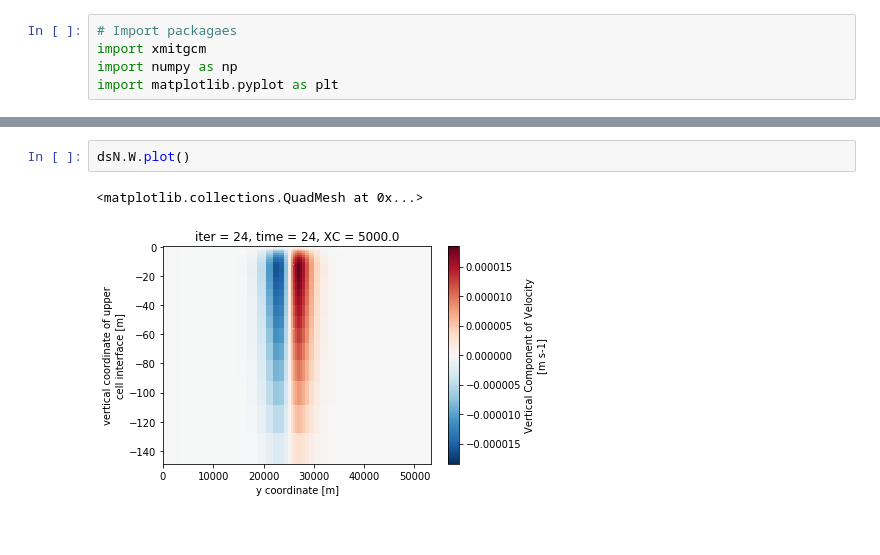
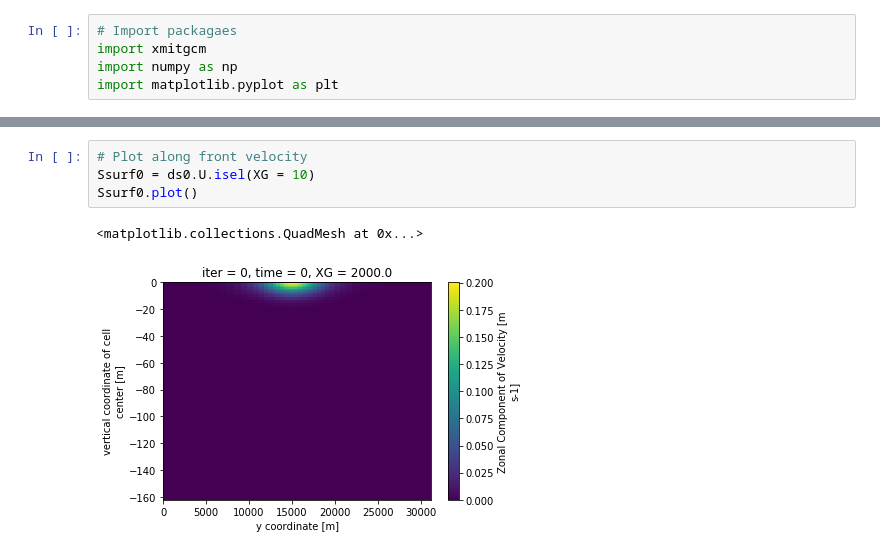
Before and after one commit to liqun1981/front_SODA_lowres, a Jupyter notebook: notebooks/plot_model_output.ipynb, the cells around one changed output, grey strips where cells are left out. Drawn from its saved outputs; the diff is of its cells as text.

```diff
--- a/notebooks/plot_model_output.ipynb
+++ b/notebooks/plot_model_output.ipynb
@@ -72,5 +45,7 @@ dsN.U.plot()
-# %%
-dsN.W.plot()
-# %% [output]
-<matplotlib.collections.QuadMesh at 0x...>
-[figure, removed]
+# %%
+# Plot along front velocity
+Ssurf0 = ds0.U.isel(XG = 10)
+Ssurf0.plot()
+# %% [output]
+<matplotlib.collections.QuadMesh at 0x...>
+[figure, added]
```
Also changed, not shown: parts of 9 cells of this notebook, 1 other file.
